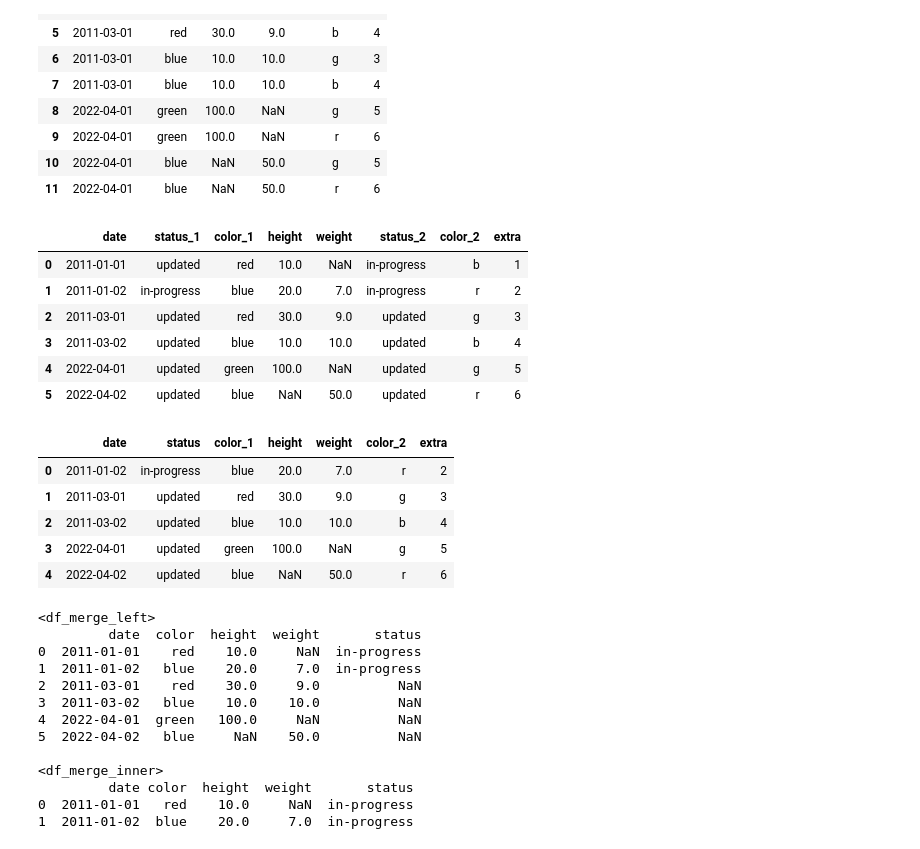
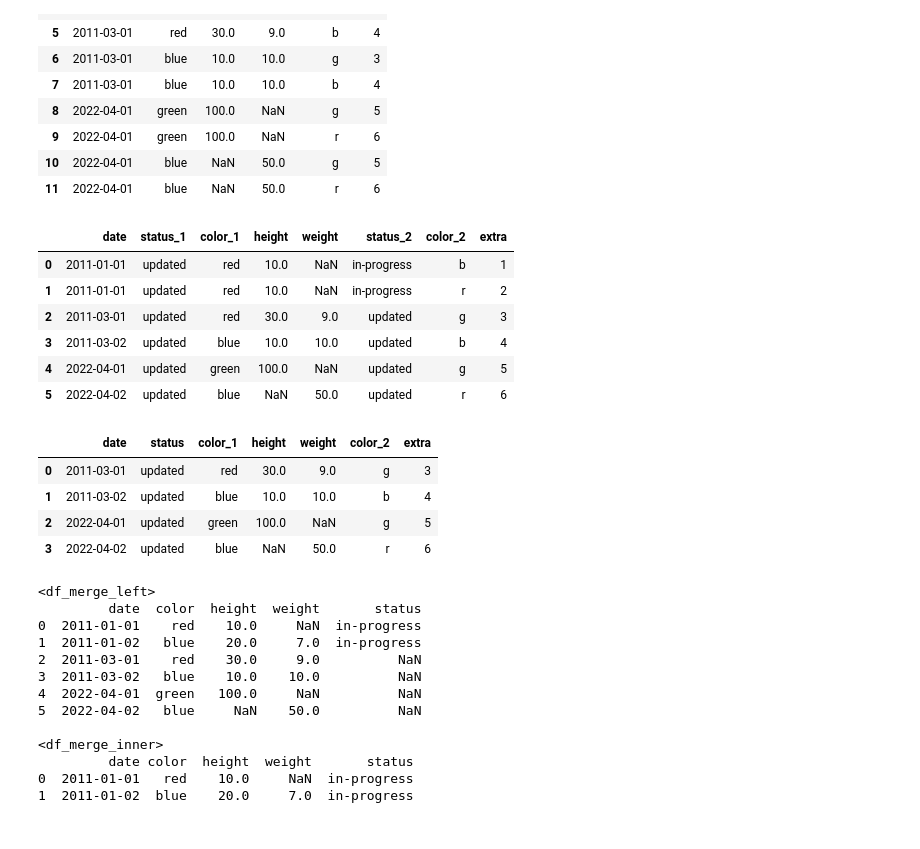
Before and after one commit to gabrielwithappy/python_study, a Jupyter notebook: Python_Basic.ipynb, the cells around one changed output. Saved outputs shown, nothing was run; the diff lists cells and outputs as text; code cells hidden in the pictures.

```diff
--- a/Python_Basic.ipynb
+++ b/Python_Basic.ipynb
@@ -31,13 +31,13 @@ df_merged
 # %%
 # Merging multiple tables
 df_1 = pd.DataFrame({'date': ['2011-01-01', '2011-01-02', '2011-03-01','2011-03-02', '2022-04-01','2022-04-02'],'status':['updated','in-progress','updated','updated','updated','updated'], 'color': ['red','blue','red','blue','green','blue'], 'height':[10,20,30,10,100,np.NaN], 'weight':[np.NaN,7,9,10,np.NaN,50]})
-df_2 = pd.DataFrame({'date': ['2011-01-01', '2011-01-02', '2011-03-01','2011-03-02', '2022-04-01','2022-04-02'],'status':['in-progress','in-progress','updated','updated','updated','updated'], 'color': ['b'  ,'r'   ,'g'  ,'b'   ,'g'    ,'r'], 'extra':[1,2,3,4,5,6]})
+df_2 = pd.DataFrame({'date': ['2011-01-01', '2011-01-01', '2011-03-01','2011-03-02', '2022-04-01','2022-04-02'],'status':['in-progress','in-progress','updated','updated','updated','updated'], 'color': ['b'  ,'r'   ,'g'  ,'b'   ,'g'    ,'r'], 'extra':[1,2,3,4,5,6]})
 merged_df = df_1.merge(df_2, on='date', suffixes=["_1", "_2"])
 merged_df
 # %% [output]
 |  | date | status_1 | color_1 | height | weight | status_2 | color_2 | extra |
 | 0 | 2011-01-01 | updated | red | 10.0 | NaN | in-progress | b | 1 |
-| 1 | 2011-01-02 | in-progress | blue | 20.0 | 7.0 | in-progress | r | 2 |
+| 1 | 2011-01-01 | updated | red | 10.0 | NaN | in-progress | r | 2 |
 | 2 | 2011-03-01 | updated | red | 30.0 | 9.0 | updated | g | 3 |
 | 3 | 2011-03-02 | updated | blue | 10.0 | 10.0 | updated | b | 4 |
 | 4 | 2022-04-01 | updated | green | 100.0 | NaN | updated | g | 5 |
@@ -45,18 +45,19 @@ merged_df
 # %%
 # Merging multiple tables
 # on = ['date', 'status'] 를 사용하면 두 개의 컬럼 값을 모두 비교해서 같은 경우에 merge를 수행한다.
+import pandas as pd
+import numpy as np
 
 df_1 = pd.DataFrame({'date': ['2011-01-01', '2011-01-02', '2011-03-01','2011-03-02', '2022-04-01','2022-04-02'],'status':['updated','in-progress','updated','updated','updated','updated'], 'color': ['red','blue','red','blue','green','blue'], 'height':[10,20,30,10,100,np.NaN], 'weight':[np.NaN,7,9,10,np.NaN,50]})
-df_2 = pd.DataFrame({'date': ['2011-01-01', '2011-01-02', '2011-03-01','2011-03-02', '2022-04-01','2022-04-02'],'status':['in-progress','in-progress','updated','updated','updated','updated'], 'color': ['b'  ,'r'   ,'g'  ,'b'   ,'g'    ,'r'], 'extra':[1,2,3,4,5,6]})
+df_2 = pd.DataFrame({'date': ['2011-01-01', '2011-01-01', '2011-03-01','2011-03-02', '2022-04-01','2022-04-02'],'status':['in-progress','in-progress','updated','updated','updated','updated'], 'color': ['b'  ,'r'   ,'g'  ,'b'   ,'g'    ,'r'], 'extra':[1,2,3,4,5,6]})
 merged_df = df_1.merge(df_2, on=['date', 'status'], suffixes=["_1", "_2"])
 merged_df
 # %% [output]
 |  | date | status | color_1 | height | weight | color_2 | extra |
-| 0 | 2011-01-02 | in-progress | blue | 20.0 | 7.0 | r | 2 |
-| 1 | 2011-03-01 | updated | red | 30.0 | 9.0 | g | 3 |
-| 2 | 2011-03-02 | updated | blue | 10.0 | 10.0 | b | 4 |
-| 3 | 2022-04-01 | updated | green | 100.0 | NaN | g | 5 |
-| 4 | 2022-04-02 | updated | blue | NaN | 50.0 | r | 6 |
+| 0 | 2011-03-01 | updated | red | 30.0 | 9.0 | g | 3 |
+| 1 | 2011-03-02 | updated | blue | 10.0 | 10.0 | b | 4 |
+| 2 | 2022-04-01 | updated | green | 100.0 | NaN | g | 5 |
+| 3 | 2022-04-02 | updated | blue | NaN | 50.0 | r | 6 |
 # %%
 ######################
 # Left Join
```
Also changed, not shown: parts of 1 cell of this notebook.
